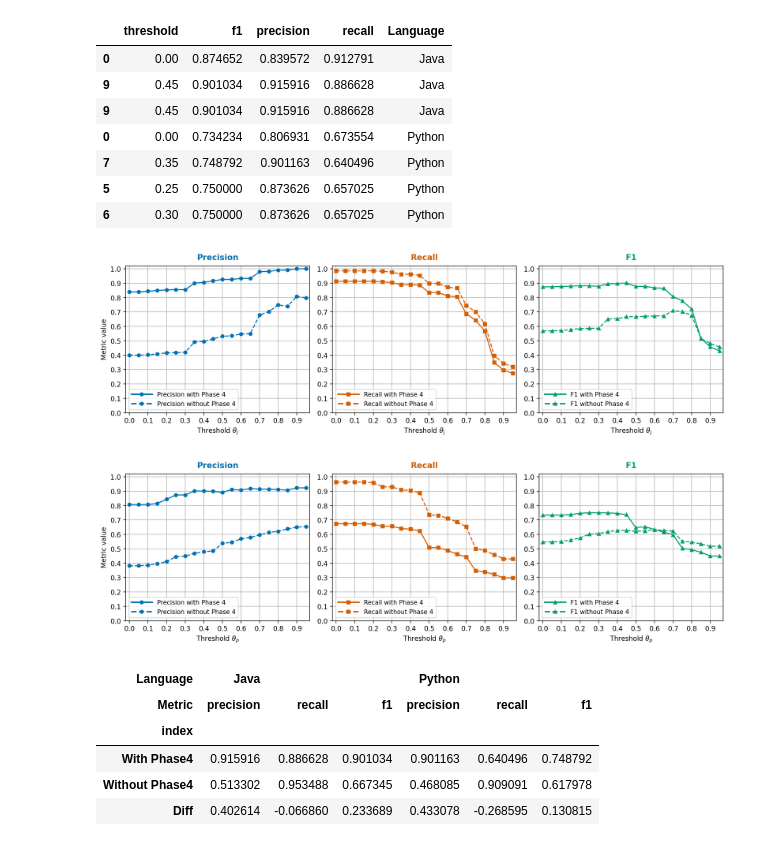
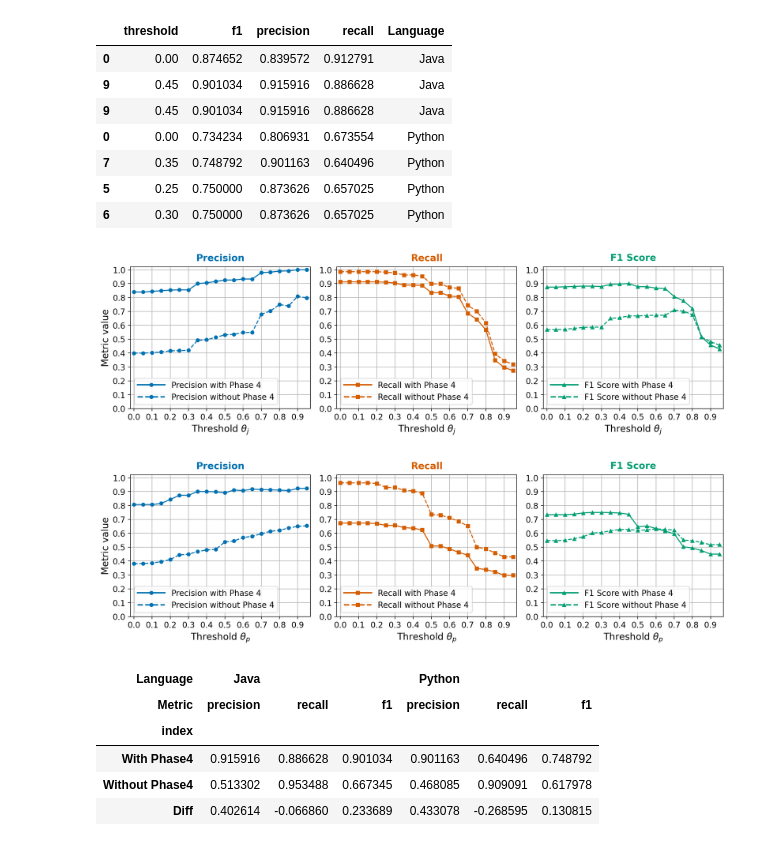
Before and after one commit to ROCK-SE/Bridge, a Jupyter notebook: benchmark_construction/RQ2.ipynb, the cells around one changed output. Cells and saved outputs as stored; diff of their text form; code cells hidden in the pictures.

```diff
--- a/benchmark_construction/RQ2.ipynb
+++ b/benchmark_construction/RQ2.ipynb
@@ -249,7 +254,7 @@ import matplotlib.pyplot as plt
 METRICS = {
     "precision": {"label": "Precision", "color": "#0072B2", "marker": "o"},
     "recall": {"label": "Recall", "color": "#D55E00", "marker": "s"},
-    "f1": {"label": "F1", "color": "#009E73", "marker": "^"},
+    "f1": {"label": "F1 Score", "color": "#009E73", "marker": "^"},
 }
 PHASE_STYLES = {
     True: ("With Phase 4", "-"),
@@ -283,7 +288,13 @@ def plot_threshold_ablation(language, save_path: str | None = None):
                 # linewidth=2.15,
                 label=f"{style['label']} {condition}",
             )
-        ax.set_title(style["label"], color=style["color"], pad=9, fontweight="semibold")
+        ax.set_title(
+            style["label"],
+            color=style["color"],
+            pad=9,
+            fontweight="semibold",
+            fontsize=14,
+        )
         ax.set_xlim(-0.02, 0.97)
         ax.set_ylim(0, 1.02)
         ax.set_xticks(np.arange(0, 0.96, 0.1))
@@ -292,44 +303,45 @@ def plot_threshold_ablation(language, save_path: str | None = None):
             xlabel = "Threshold $\\theta_j$"
         elif language == "Python":
             xlabel = "Threshold $\\theta_p$"
-        ax.set_xlabel(xlabel)
+        ax.set_xlabel(xlabel, fontsize=14)
         ax.grid()
         # ax.spines["top"].set_visible(False)
         # ax.spines["right"].set_visible(False)
         ax.tick_params(axis="y", labelleft=True)
+        ax.tick_params(axis="both", labelsize=12)
         legend_handles = [
             Line2D(
                 [0],
                 [0],
                 color=style["color"],
                 linestyle=linestyle,
                 marker=style["marker"],
                 markersize=5.0,
                 linewidth=2.15,
                 label=f"{style['label']} {'with Phase 4' if phase4 else 'without Phase 4'}",
             )
             for phase4, (_, linestyle) in PHASE_STYLES.items()
         ]
         ax.legend(
-            handles=legend_handles, loc="lower left", fontsize=9.2, handlelength=3.4
+            handles=legend_handles, loc="lower left", fontsize=12, handlelength=3.4
         )
 
-    axes[0].set_ylabel("Metric value")
+    axes[0].set_ylabel("Metric value", fontsize=14)
     plt.tight_layout()
     plt.show()
     if save_path:
         fig.savefig(save_path, bbox_inches="tight")
 
 
 plot_threshold_ablation("Java", "../submission/figures/rq2_java_threshold_phase4.pdf")
 # %% [output]
-[figure, old version]
+[figure, new version]
 # %%
 plot_threshold_ablation(
     "Python", "../submission/figures/rq2_python_threshold_phase4.pdf"
 )
 # %% [output]
-[figure, old version]
+[figure, new version]
 # %%
 def phase4_ablation_analysis():
     data_map = {
```
Also changed, not shown: parts of 2 cells of this notebook, 3 other files.
